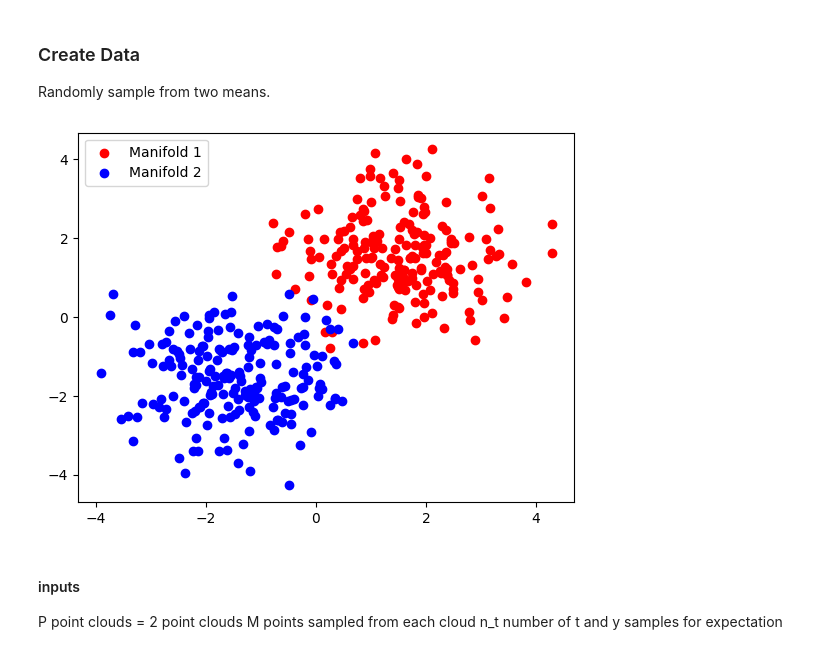
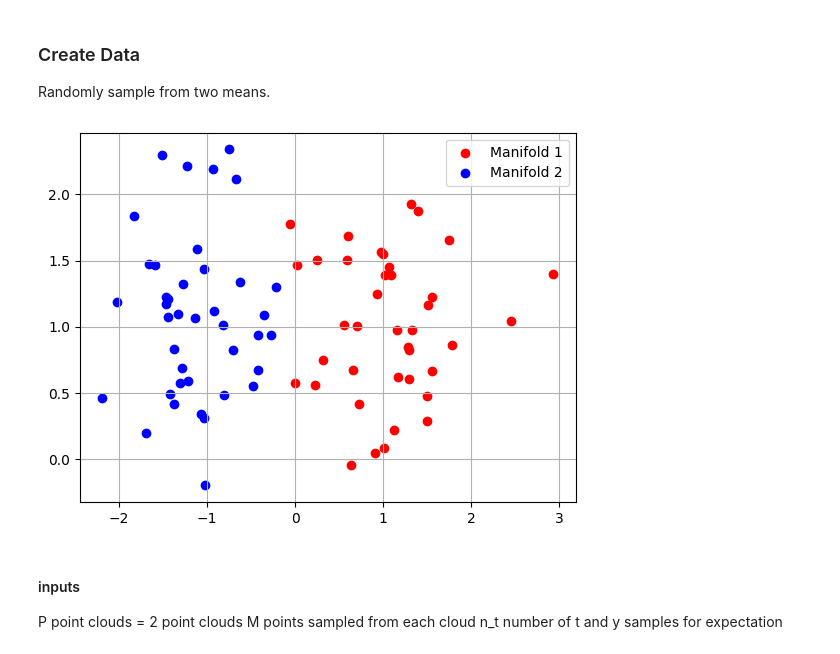
Before and after one commit to TrappettML/CLManifoldDynamics, a Jupyter notebook: man_geo_sxs.ipynb, the cells around one changed output. Drawn from its saved outputs; the diff is of its cells as text; code cells hidden in the pictures.

```diff
--- a/man_geo_sxs.ipynb
+++ b/man_geo_sxs.ipynb
@@ -20,22 +21,23 @@ from jaxopt import OSQP
 ### Create Data
 Randomly sample from two means.
 # %%
-mu_val = 1.5
-mu1, mu2 = jnp.array([mu_val,mu_val]), jnp.array([-mu_val,-mu_val])
-sigma = jnp.array([[1,0],[0,1]])
-key = jax.random.PRNGKey(42)
+mu1, mu2 = jnp.array([1,1]), jnp.array([-1,1])
+sigma = 0.3
+sigma = sigma*jnp.array([[1,0],[0,1]])
+key = jax.random.PRNGKey(1)
 cloud1_key, cloud2_key, key = jax.random.split(key, 3)
 # %%
-n_points_per_cloud = 200
+n_points_per_cloud = 40
 cloud1 = jax.random.multivariate_normal(cloud1_key, mu1, sigma, n_points_per_cloud)
 cloud2 = jax.random.multivariate_normal(cloud2_key, mu2, sigma, n_points_per_cloud)
 # %%
 plt.scatter(cloud1[:,0], cloud1[:,1], label='Manifold 1', color='r')
 plt.scatter(cloud2[:,0], cloud2[:,1], label='Manifold 2', color='b')
 plt.legend()
+plt.grid(True, which='major')
 plt.show()
 # %% [output]
-[figure, old version]
+[figure, new version]
 # %% [markdown]
 #### inputs
 P point clouds = 2 point clouds
```
Also changed, not shown: parts of 50 cells of this notebook, 5 other files.
